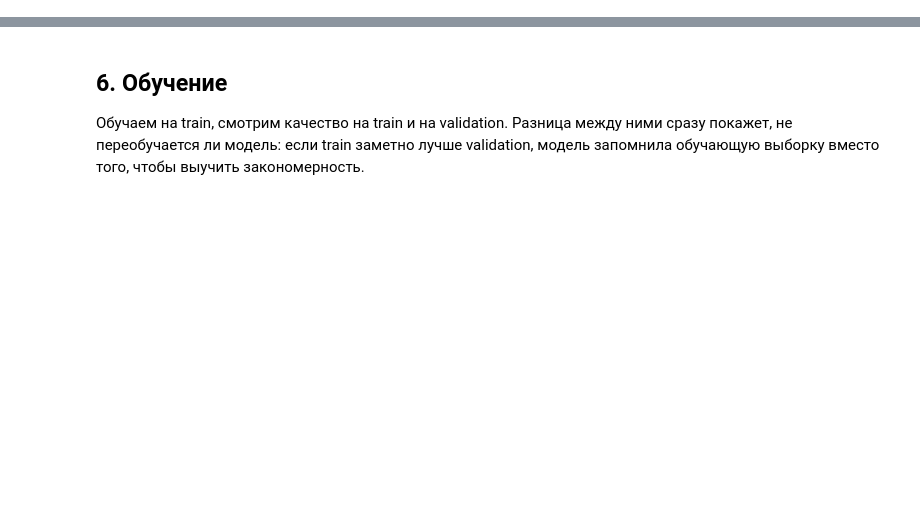
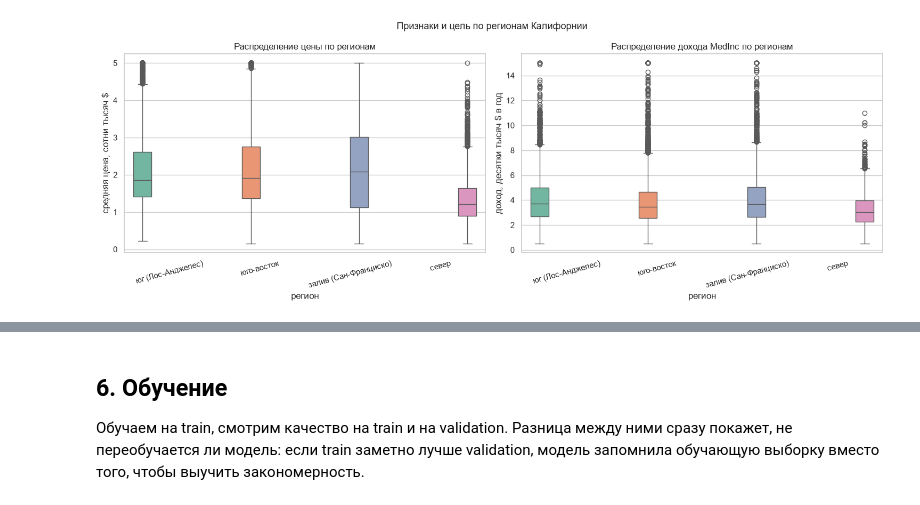
Before and after one commit to DmitPerson42/praktika-1, a Jupyter notebook: 1_Линейная_регрессия.ipynb, the cells around one changed output, grey strips where cells are left out. Saved outputs shown, nothing was run; the diff lists cells and outputs as text; code cells hidden in the pictures; blank space fills up the shorter version.

```diff
--- a/1_Линейная_регрессия.ipynb
+++ b/1_Линейная_регрессия.ipynb
@@ -786,0 +638,15 @@ Pipeline(steps=[('scaler', StandardScaler()),
+# %%
+# Регионы выделяем вручную по широте - только чтобы посмотреть на данные
+# глазами. Это НЕ признак для модели: искусственные категории в модель не идут,
+# и в таблицу `data` мы их не добавляем.
+REGION_BOUNDS = [32.0, 34.0, 36.0, 38.0, 42.0]
+REGION_LABELS = ["юг (Лос-Анджелес)", "юго-восток", "залив (Сан-Франциско)", "север"]
+
+region = pd.cut(clean["Latitude"], bins=REGION_BOUNDS, labels=REGION_LABELS)
+eda_frame = clean.assign(region=region)
+
+print(eda_frame["region"].value_counts().reindex(REGION_LABELS).to_frame("районов"))
+print()
+print("медианные значения по регионам:")
+eda_frame.groupby("region", observed=True)[
+    ["MedInc", "AveRooms", TARGET]].median().reindex(REGION_LABELS).round(3)
@@ -786,0 +668,24 @@ Pipeline(steps=[('scaler', StandardScaler()),
+# %%
+# Ящики с усами по регионам. Разные медианы и разный разброс ящика показывают,
+# что регион влияет и на уровень цены, и на её неопределённость.
+figure, (axis_price, axis_income) = plt.subplots(1, 2, figsize=(15, 5.5))
+
+sns.boxplot(data=eda_frame, x="region", y=TARGET, hue="region",
+            order=REGION_LABELS, palette="Set2", legend=False, ax=axis_price)
+axis_price.set_title("Распределение цены по регионам")
+axis_price.set_xlabel("регион")
+axis_price.set_ylabel("средняя цена, сотни тысяч $")
+axis_price.tick_params(axis="x", rotation=15)
+
+sns.boxplot(data=eda_frame, x="region", y="MedInc", hue="region",
+            order=REGION_LABELS, palette="Set2", legend=False, ax=axis_income)
+axis_income.set_title("Распределение дохода MedInc по регионам")
+axis_income.set_xlabel("регион")
+axis_income.set_ylabel("доход, десятки тысяч $ в год")
+axis_income.tick_params(axis="x", rotation=15)
+
+figure.suptitle("Признаки и цель по регионам Калифорнии")
+figure.tight_layout()
+plt.show()
+# %% [output]
+[figure, added]
```
Also changed, not shown: parts of 116 cells of this notebook, 6 other files.
